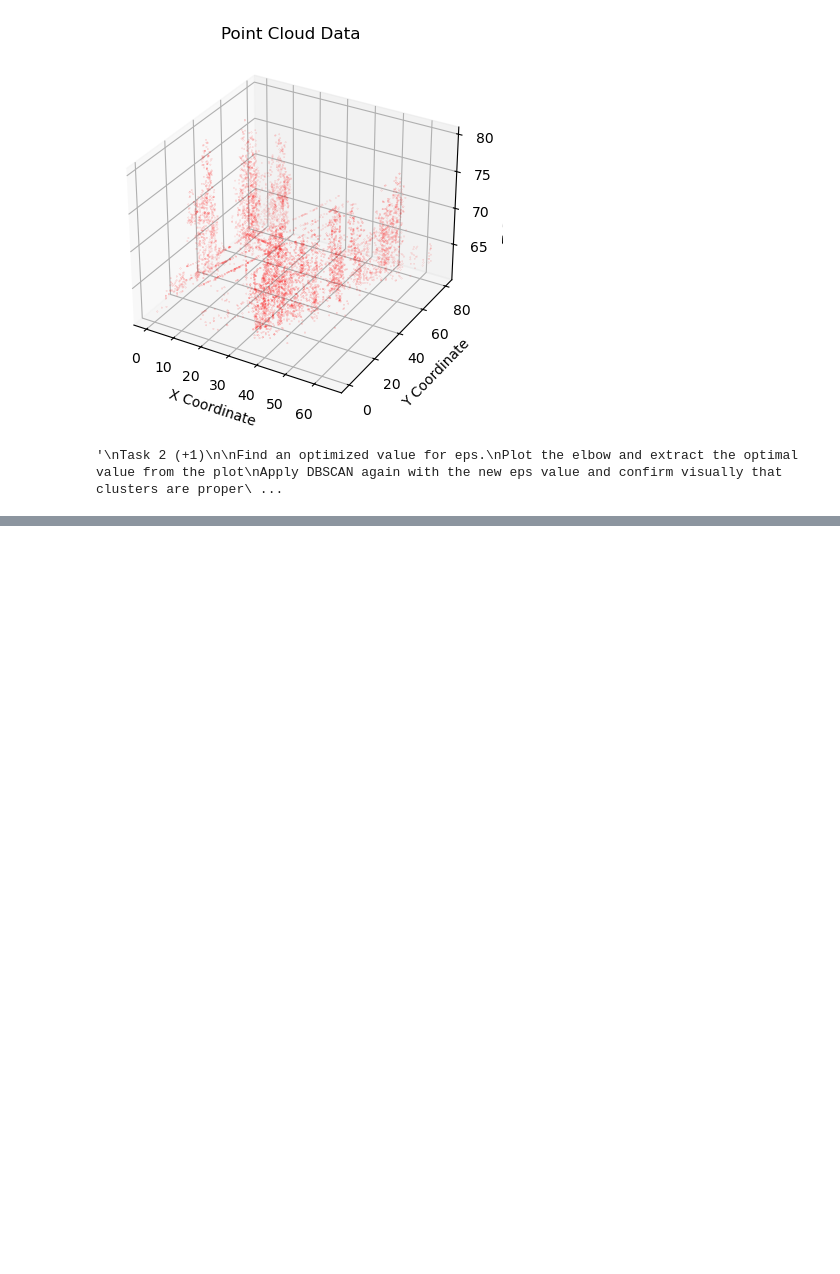
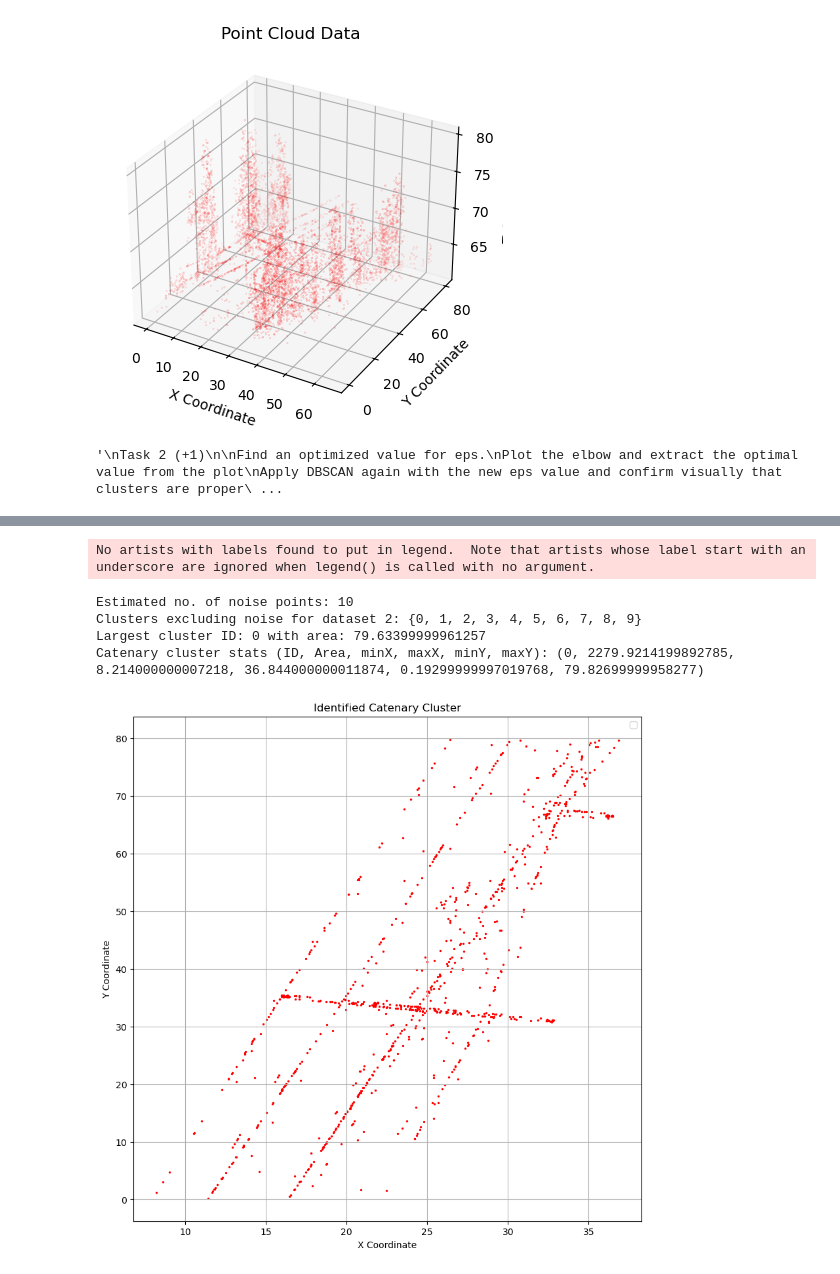
Before and after one commit to Atefeh-Mirzabeigi/LiDAR-Point-Cloud-Processing, a Jupyter notebook: Lidar_assignment-1/share.ipynb, the cells around one changed output, grey strips where cells are left out. Drawn from its saved outputs; the diff is of its cells as text; code cells hidden in the pictures; blank space fills up the shorter version.

```diff
--- a/Lidar_assignment-1/share2.ipynb
+++ b/Lidar_assignment-1/share.ipynb
@@ -362,0 +398,73 @@ Add the plot of the catenary cluster to the readme
+# %%
+
+'''
+Task 3 (+1)
+
+Find the largest cluster, since that should be the catenary,
+beware of the noise cluster.
+
+Use the x,y span for the clusters to find the largest cluster
+
+For both the datasets
+Report min(x), min(y), max(x), max(y) for the catenary cluster in the Readme of your github project
+Add the plot of the catenary cluster to the readme
+
+'''
+#for dataset 2
+n_noise = list(clustering_2.labels_).count(-1)
+print('Estimated no. of noise points: %d' % n_noise)
+cluster_2_noiseless = set(clustering_2.labels_) - {-1}
+print("Clusters excluding noise for dataset 2:", cluster_2_noiseless)
+
+def find_largest_area_2(cluster_noiseless,pcd,clustering):
+    cluster_record = []
+    largest_span = 0
+    largest_cluster_id_span = None
+    for id in cluster_noiseless:
+        cluster_point = pcd[clustering.labels_ == id]
+
+        x_min = min(cluster_point[:,0])
+        x_max = max(cluster_point[:,0])
+        y_min = min(cluster_point[:,1])
+        y_max = max(cluster_point[:,1])
+
+        x_span = x_max - x_min
+        y_span = y_max - y_min
+        area = x_span * y_span
+
+        cluster_record.append((id, area, x_min, x_max, y_min, y_max))
+
+        if y_span > largest_span:
+            largest_span = y_span
+            largest_cluster_id_span = id
+    return cluster_record, largest_cluster_id_span, largest_span
+
+
+
+data2_cluster_record, data2_largest_cluster_id_span, data2_largest_span = find_largest_area_2(cluster_2_noiseless, pcd2_above_ground, clustering_2)
+
+
+print(f"Largest cluster ID: {data2_largest_cluster_id_span} with area: {data2_largest_span}")
+catenary_stats2 = data2_cluster_record[data2_largest_cluster_id_span]
+print(f"Catenary cluster stats (ID, Area, minX, maxX, minY, maxY): {catenary_stats2}")
+
+
+catenary_points2 = pcd2_above_ground[clustering_2.labels_ == data2_largest_cluster_id_span]
+plt.figure(figsize=(10,10))
+plt.scatter(catenary_points2[:,0],
+            catenary_points2[:,1],
+            c='red',
+            s=2)
+plt.xlabel('X Coordinate')
+plt.ylabel('Y Coordinate')
+plt.title('Identified Catenary Cluster')
+plt.legend()
+plt.grid(True)
+plt.show()
+# %% [output]
+No artists with labels found to put in legend.  Note that artists whose label start with an underscore are ignored when legend() is called with no argument.
+Estimated no. of noise points: 10
+Clusters excluding noise for dataset 2: {0, 1, 2, 3, 4, 5, 6, 7, 8, 9}
+Largest cluster ID: 0 with area: 79.63399999961257
+Catenary cluster stats (ID, Area, minX, maxX, minY, maxY): (0, 2279.9214199892785, 8.214000000007218, 36.844000000011874, 0.19299999997019768, 79.82699999958277)
+[figure, added]
```
Also changed, not shown: parts of 3 cells of this notebook, 6 other files.
